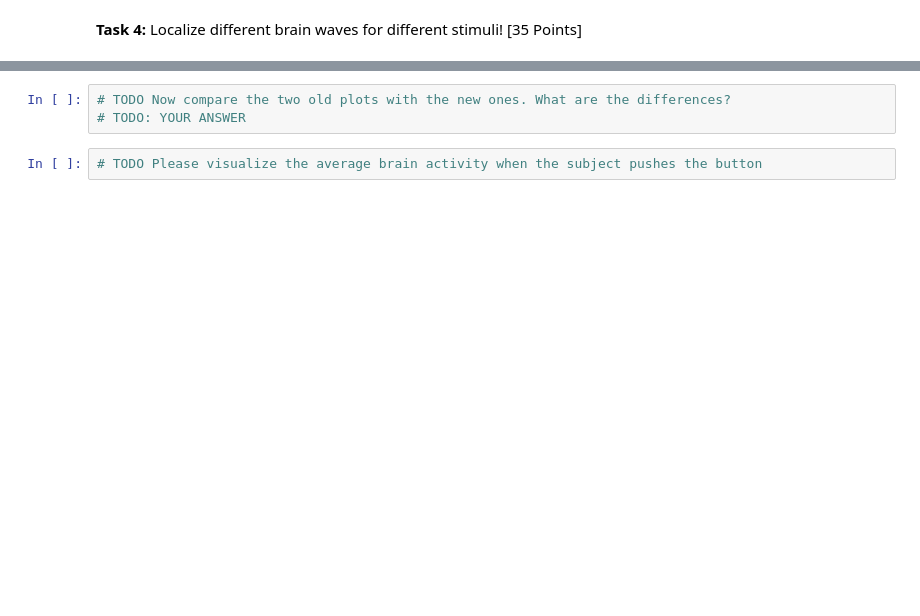
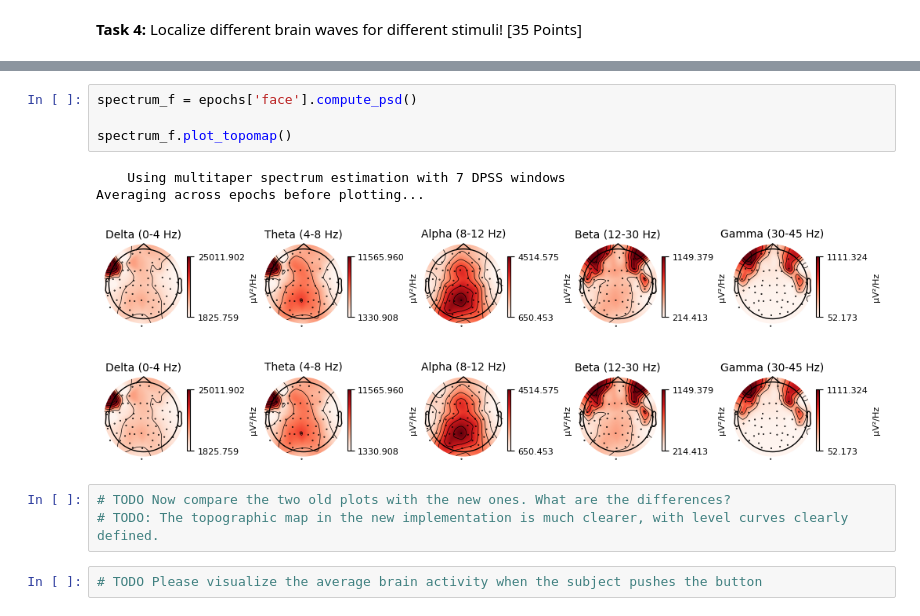
Before and after one commit to aidanrem/cs666student, a Jupyter notebook: CS666_Assignment_2.ipynb, the cells around one changed output, grey strips where cells are left out. Drawn from its saved outputs; the diff is of its cells as text; blank space fills up the shorter version.

```diff
--- a/CS666_Assignment_2.ipynb
+++ b/CS666_Assignment_2.ipynb
@@ -156,5 +247,14 @@ face_activity = epochs['face'].plot_psd_topomap()
+# %%
+spectrum_f = epochs['face'].compute_psd()
+
+spectrum_f.plot_topomap()
+# %% [output]
+    Using multitaper spectrum estimation with 7 DPSS windows
+Averaging across epochs before plotting...
+[figure, added]
+[figure, added]
 # %%
 # TODO Now compare the two old plots with the new ones. What are the differences?
-# TODO: YOUR ANSWER
+# TODO: The topographic map in the new implementation is much clearer, with level curves clearly defined.
 # %%
 # TODO Please visualize the average brain activity when the subject pushes the button
```
Also changed, not shown: parts of 34 cells of this notebook.
